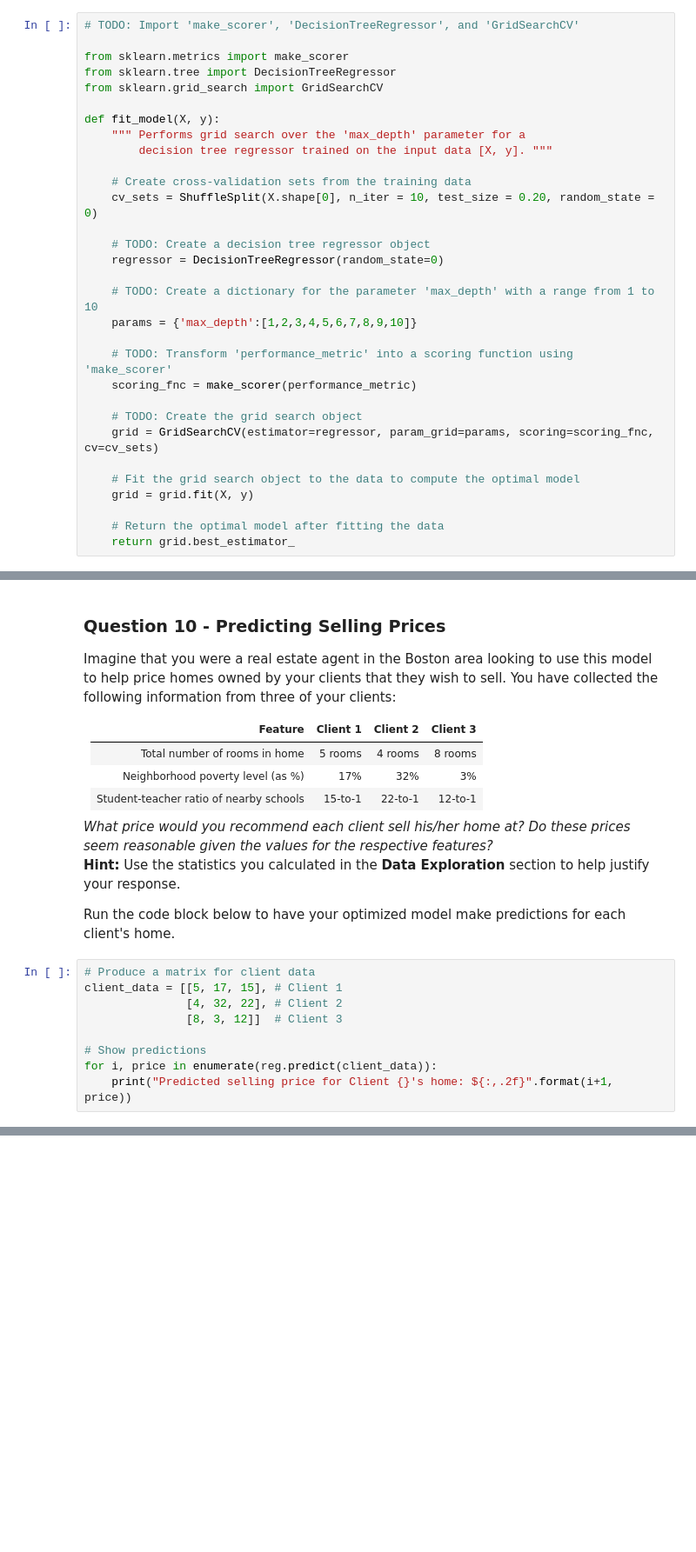
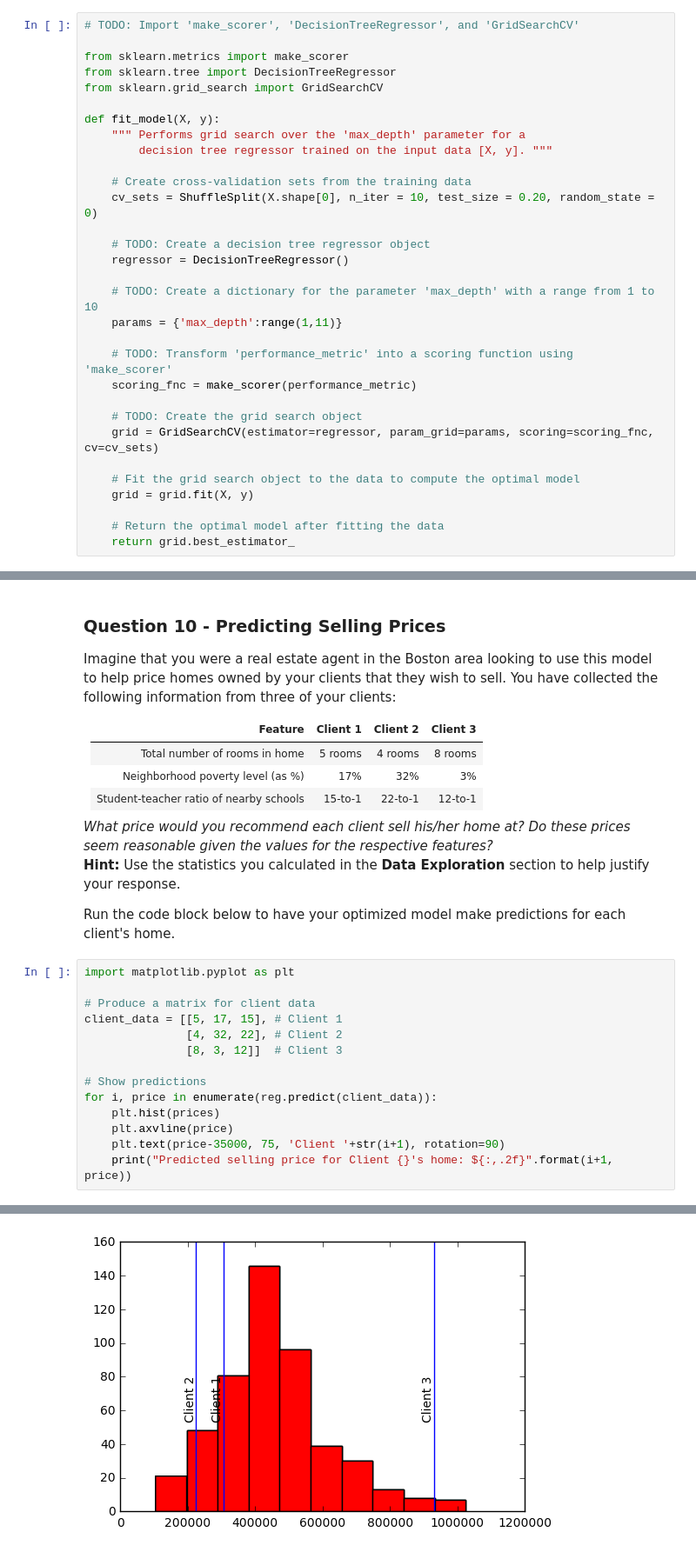
Before and after one commit to yasirabd/Predicting-Boston-Housing-Prices, a Jupyter notebook: boston_housing.ipynb, the cells around one changed output, grey strips where cells are left out. Shown: that part at 87% size. Drawn from its saved outputs; the diff is of its cells as text; blank space fills up the shorter version.

```diff
--- a/boston_housing.ipynb
+++ b/boston_housing.ipynb
@@ -318,10 +313,10 @@ def fit_model(X, y):
     cv_sets = ShuffleSplit(X.shape[0], n_iter = 10, test_size = 0.20, random_state = 0)
 
     # TODO: Create a decision tree regressor object
-    regressor = DecisionTreeRegressor(random_state=0)
+    regressor = DecisionTreeRegressor()
 
     # TODO: Create a dictionary for the parameter 'max_depth' with a range from 1 to 10
-    params = {'max_depth':[1,2,3,4,5,6,7,8,9,10]}
+    params = {'max_depth':range(1,11)}
 
     # TODO: Transform 'performance_metric' into a scoring function using 'make_scorer'
     scoring_fnc = make_scorer(performance_metric)
@@ -366,6 +362,8 @@ Imagine that you were a real estate agent in the Boston area looking to use this
 
 Run the code block below to have your optimized model make predictions for each client's home.
 # %%
+import matplotlib.pyplot as plt
+
 # Produce a matrix for client data
 client_data = [[5, 17, 15], # Client 1
                [4, 32, 22], # Client 2
@@ -373,5 +371,8 @@ client_data = [[5, 17, 15], # Client 1
 
 # Show predictions
 for i, price in enumerate(reg.predict(client_data)):
+    plt.hist(prices)
+    plt.axvline(price)
+    plt.text(price-35000, 75, 'Client '+str(i+1), rotation=90)
     print("Predicted selling price for Client {}'s home: ${:,.2f}".format(i+1, price))
 # %% [output]
@@ -380,0 +382 @@ Predicted selling price for Client 3's home: $957,218.18
+[figure, added]
```
Also changed, not shown: parts of 29 cells of this notebook, 3 other files.
